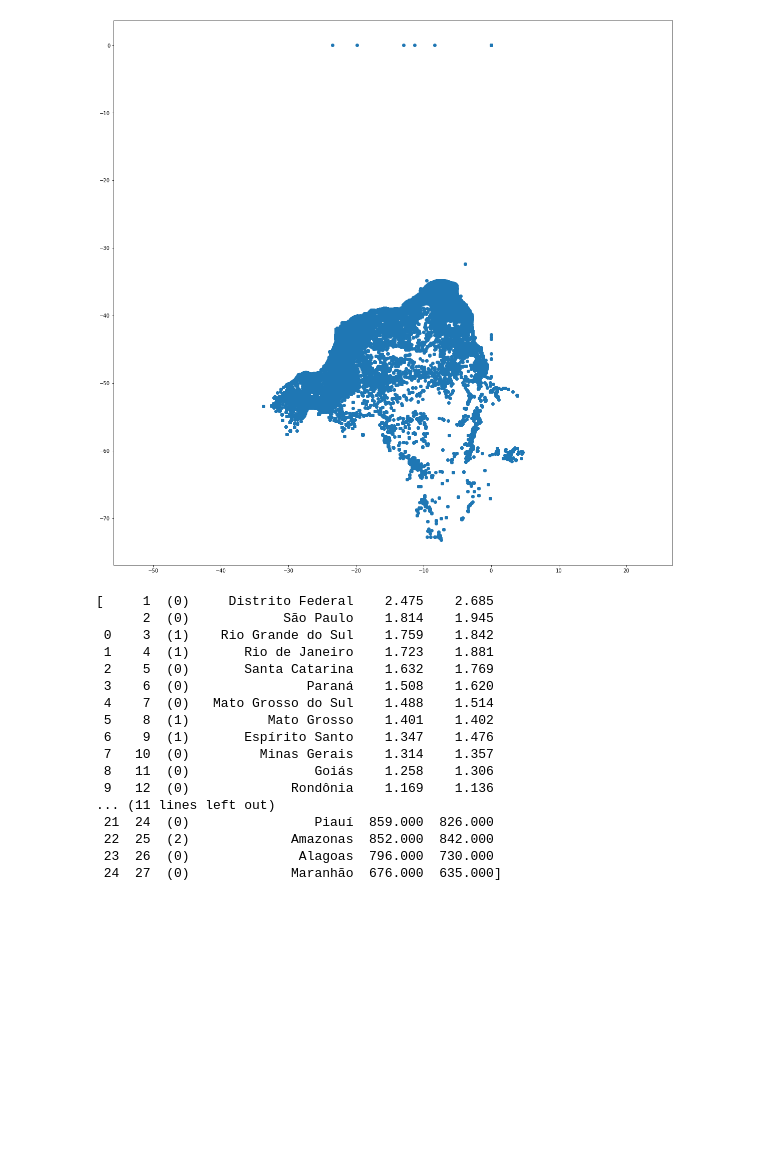
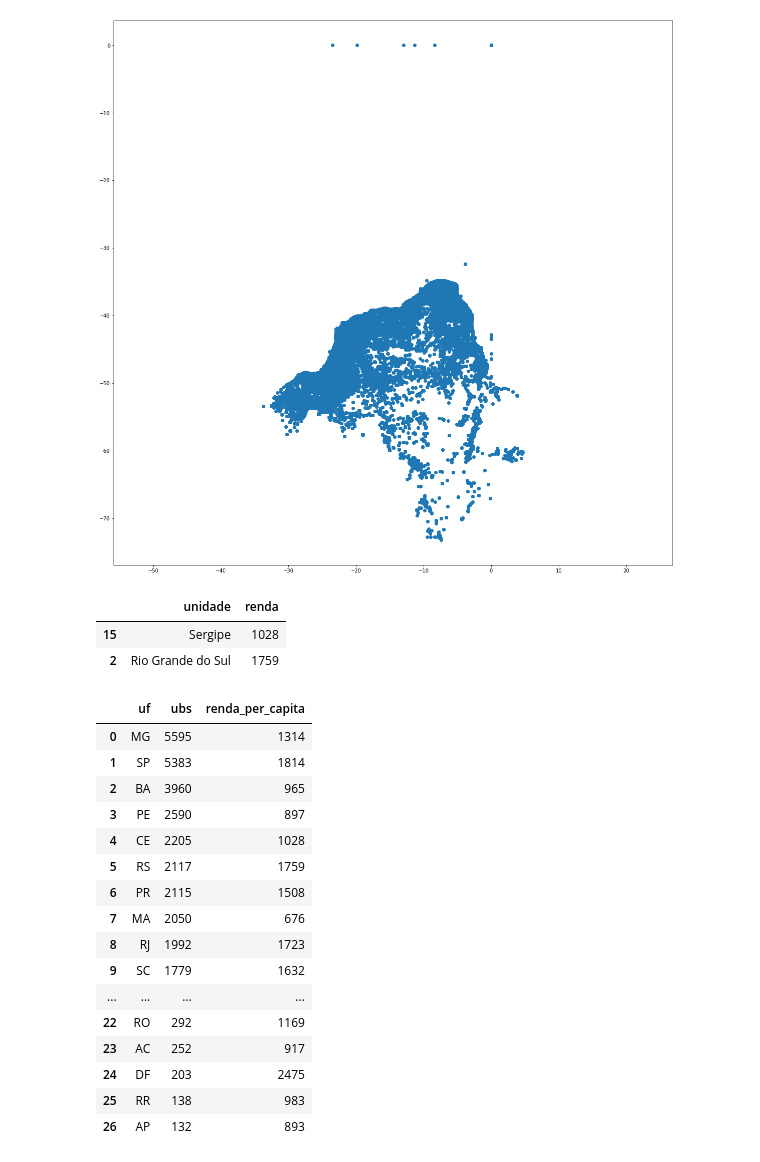
Before and after one commit to ViniciusFebasse/Analise-de-UBS, a Jupyter notebook: ubs's.ipynb, the cells around one changed output. Drawn from its saved outputs; the diff is of its cells as text; code cells hidden in the pictures; blank space fills up the shorter version.

```diff
--- a/ubs's.ipynb
+++ b/ubs's.ipynb
@@ -186,26 +186,13 @@ plt.scatter(df_ubs.latitude, df_ubs.longitude)
 # %% [output]
 <matplotlib.collections.PathCollection at 0x...>
 [figure]
-# %%
-pd.options.display.width = 0
-renda = pd.read_html('https://pt.wikipedia.org/wiki/Lista_de_unidades_federativas_do_Brasil_por_renda_per_capita', attrs={'class': 'wikitable'}, skiprows=2)
-#df_renda = pd.DataFrame(renda)
-renda
-# %% [output]
-[     1  (0)     Distrito Federal    2.475    2.685
-      2  (0)            São Paulo    1.814    1.945
- 0    3  (1)    Rio Grande do Sul    1.759    1.842
- 1    4  (1)       Rio de Janeiro    1.723    1.881
- 2    5  (0)       Santa Catarina    1.632    1.769
- 3    6  (0)               Paraná    1.508    1.620
- 4    7  (0)   Mato Grosso do Sul    1.488    1.514
- 5    8  (1)          Mato Grosso    1.401    1.402
- 6    9  (1)       Espírito Santo    1.347    1.476
- 7   10  (0)         Minas Gerais    1.314    1.357
- 8   11  (0)                Goiás    1.258    1.306
- 9   12  (0)             Rondônia    1.169    1.136
-... (11 lines left out)
- 21  24  (0)                Piauí  859.000  826.000
- 22  25  (2)             Amazonas  852.000  842.000
- 23  26  (0)              Alagoas  796.000  730.000
- 24  27  (0)             Maranhão  676.000  635.000]
+# %%
+import re
+
+df_renda = pd.read_excel('renda_per_capita.xlsx')
+df_renda.renda = df_renda.renda.apply(lambda x: re.sub('[^0-9]', '', x))
+df_renda.sample(2)
+# %% [output]
+|  | unidade | renda |
+| 15 | Sergipe | 1028 |
+| 2 | Rio Grande do Sul | 1759 |
@@ -211,0 +207,6 @@ renda
+# %%
+df_renda.iloc[2,2] = 'RS'
+df_renda.iloc[22,0] = 'Pará'
+df_renda.iloc[22,2] = 'PA'
+df_renda.iloc[17,0] = 'Bahia'
+df_renda.iloc[17,2] = 'BA'
@@ -211,0 +220,21 @@ renda
+# %%
+df_ubs_x_estado.columns = ['uf', 'ubs', 'renda_per_capita']
+df_ubs_x_estado
+# %% [output]
+|  | uf | ubs | renda_per_capita |
+| 0 | MG | 5595 | 1314 |
+| 1 | SP | 5383 | 1814 |
+| 2 | BA | 3960 | 965 |
+| 3 | PE | 2590 | 897 |
+| 4 | CE | 2205 | 1028 |
+| 5 | RS | 2117 | 1759 |
+| 6 | PR | 2115 | 1508 |
+| 7 | MA | 2050 | 676 |
+| 8 | RJ | 1992 | 1723 |
+| 9 | SC | 1779 | 1632 |
+| ... | ... | ... | ... |
+| 22 | RO | 292 | 1169 |
+| 23 | AC | 252 | 917 |
+| 24 | DF | 203 | 2475 |
+| 25 | RR | 138 | 983 |
+| 26 | AP | 132 | 893 |
```
Also changed, not shown: parts of 14 cells of this notebook.
